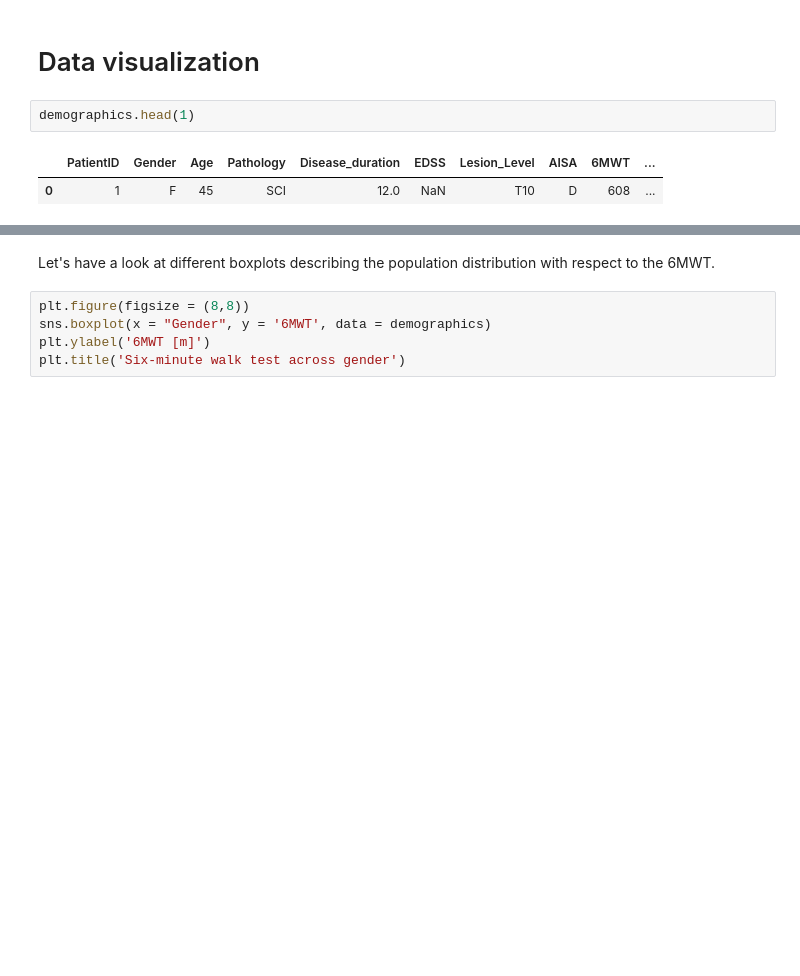
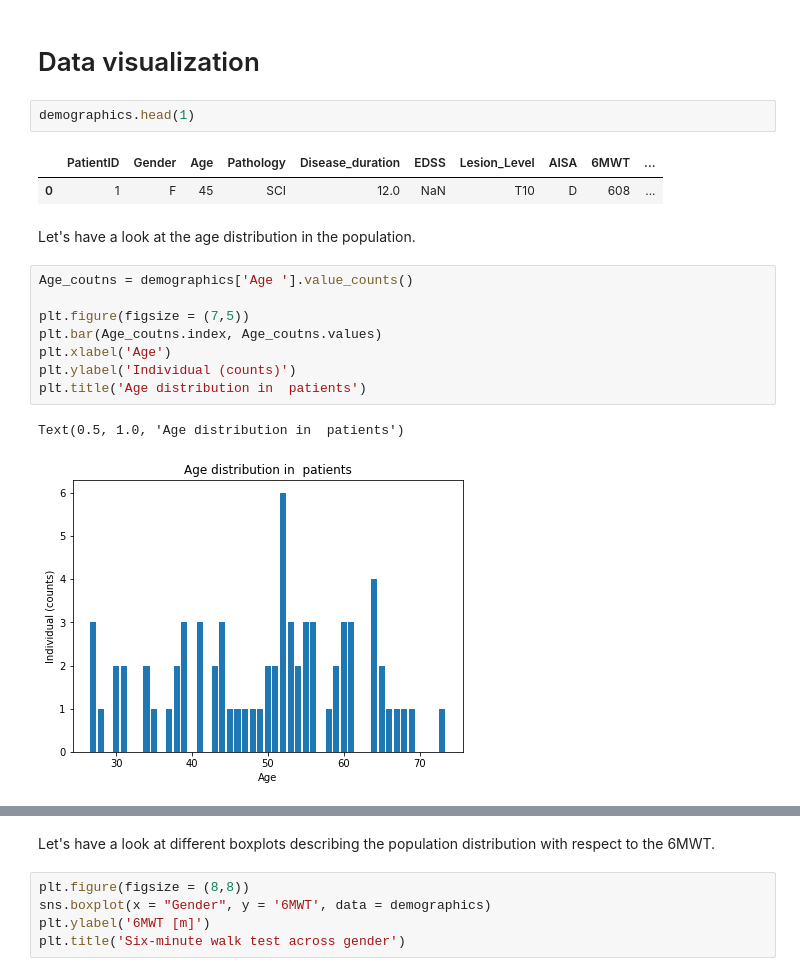
Before and after one commit to paulinegut/Gait-analysis, a Jupyter notebook: FinalProject_6MWTprediction.ipynb, the cells around one changed output, grey strips where cells are left out. Cells and saved outputs as stored; diff of their text form; blank space fills up the shorter version.

```diff
--- a/FinalProject_6MWTprediction.ipynb
+++ b/FinalProject_6MWTprediction.ipynb
@@ -111,3 +111,16 @@ demographics.head(1)
 # %% [output]
 |  | PatientID | Gender | Age | Pathology | Disease_duration | EDSS | Lesion_Level | AISA | 6MWT | ... |
 | 0 | 1 | F | 45 | SCI | 12.0 | NaN | T10 | D | 608 | ... |
+# %% [markdown]
+Let's have a look at the age distribution in the population.
+# %%
+Age_coutns = demographics['Age '].value_counts()
+
+plt.figure(figsize = (7,5))
+plt.bar(Age_coutns.index, Age_coutns.values)
+plt.xlabel('Age')
+plt.ylabel('Individual (counts)')
+plt.title('Age distribution in  patients')
+# %% [output]
+Text(0.5, 1.0, 'Age distribution in  patients')
+[figure, added]
```
Also changed, not shown: parts of 33 cells of this notebook.
